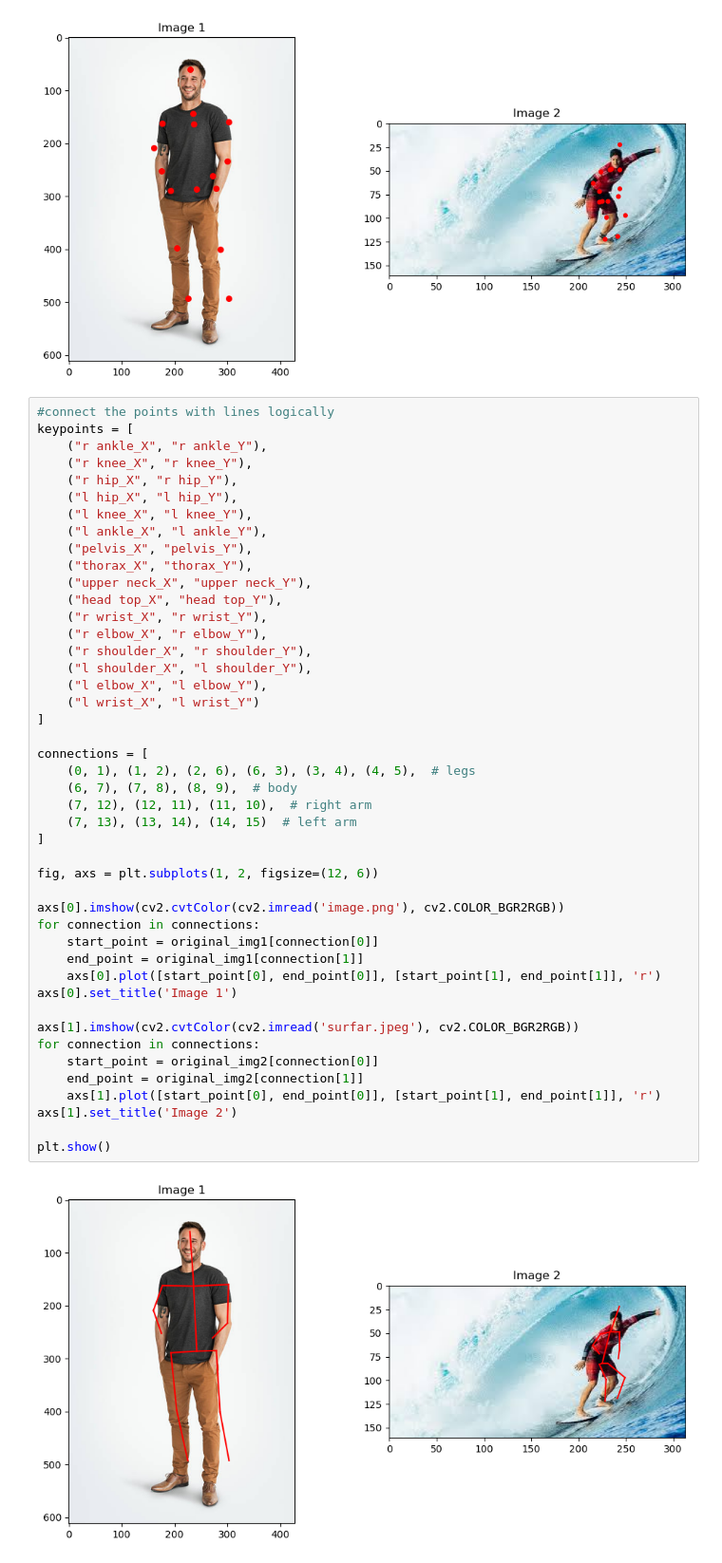
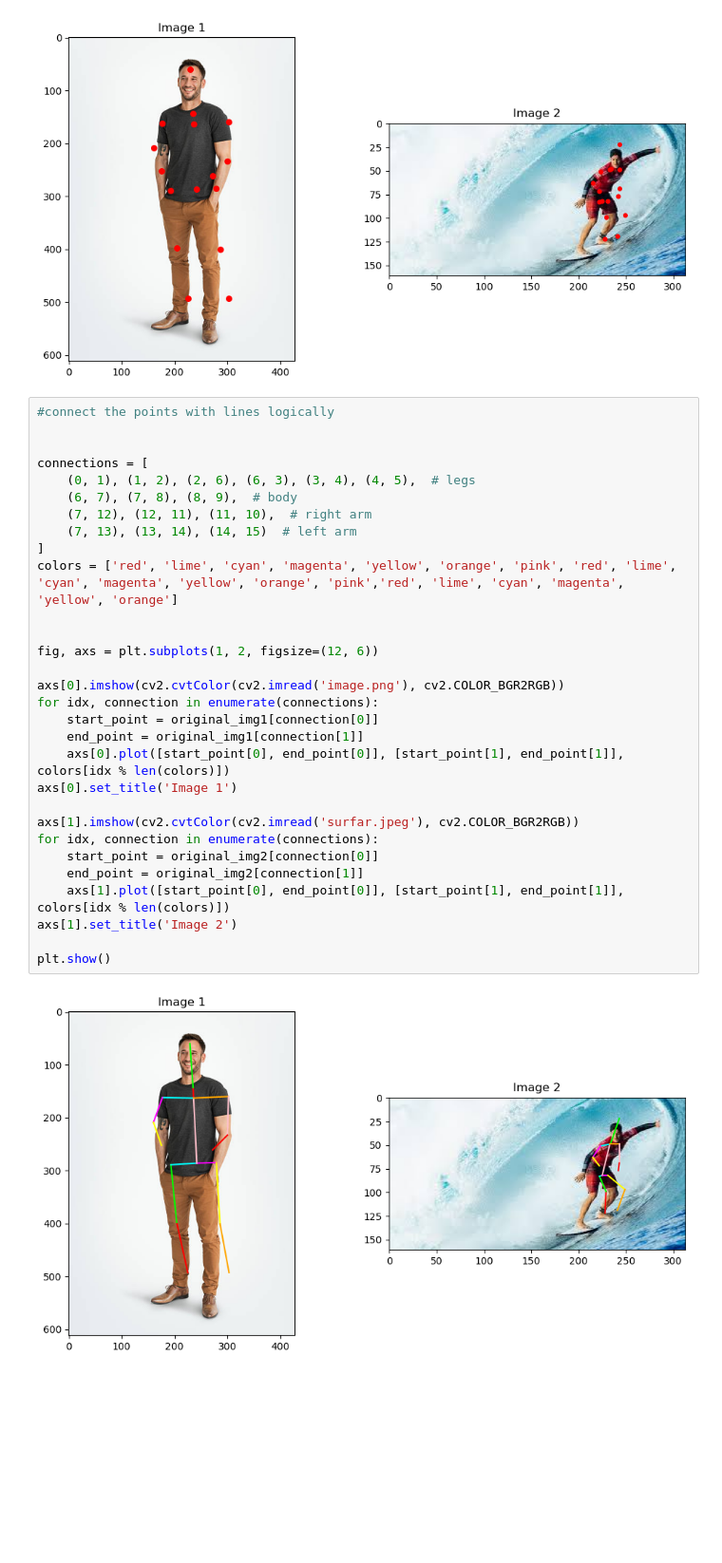
Before and after one commit to bernaprioste1704/LimbsID-Samsung-Final-Project, a Jupyter notebook: testTheModel.ipynb, the cells around one changed output. Shown at 95% size. Saved outputs shown, nothing was run; the diff lists cells and outputs as text; blank space fills up the shorter version.

```diff
--- a/testTheModel.ipynb
+++ b/testTheModel.ipynb
@@ -130,48 +167,33 @@ plt.show()
 [figure]
 # %%
 #connect the points with lines logically
-keypoints = [
-    ("r ankle_X", "r ankle_Y"),
-    ("r knee_X", "r knee_Y"),
-    ("r hip_X", "r hip_Y"),
-    ("l hip_X", "l hip_Y"),
-    ("l knee_X", "l knee_Y"),
-    ("l ankle_X", "l ankle_Y"),
-    ("pelvis_X", "pelvis_Y"),
-    ("thorax_X", "thorax_Y"),
-    ("upper neck_X", "upper neck_Y"),
-    ("head top_X", "head top_Y"),
-    ("r wrist_X", "r wrist_Y"),
-    ("r elbow_X", "r elbow_Y"),
-    ("r shoulder_X", "r shoulder_Y"),
-    ("l shoulder_X", "l shoulder_Y"),
-    ("l elbow_X", "l elbow_Y"),
-    ("l wrist_X", "l wrist_Y")
-]
+
 
 connections = [
     (0, 1), (1, 2), (2, 6), (6, 3), (3, 4), (4, 5),  # legs
     (6, 7), (7, 8), (8, 9),  # body
     (7, 12), (12, 11), (11, 10),  # right arm
     (7, 13), (13, 14), (14, 15)  # left arm
 ]
+colors = ['red', 'lime', 'cyan', 'magenta', 'yellow', 'orange', 'pink', 'red', 'lime', 'cyan', 'magenta', 'yellow', 'orange', 'pink','red', 'lime', 'cyan', 'magenta', 'yellow', 'orange']
+
 
 fig, axs = plt.subplots(1, 2, figsize=(12, 6))
 
 axs[0].imshow(cv2.cvtColor(cv2.imread('image.png'), cv2.COLOR_BGR2RGB))
-for connection in connections:
+for idx, connection in enumerate(connections):
     start_point = original_img1[connection[0]]
     end_point = original_img1[connection[1]]
-    axs[0].plot([start_point[0], end_point[0]], [start_point[1], end_point[1]], 'r')
+    axs[0].plot([start_point[0], end_point[0]], [start_point[1], end_point[1]], colors[idx % len(colors)])
 axs[0].set_title('Image 1')
 
 axs[1].imshow(cv2.cvtColor(cv2.imread('surfar.jpeg'), cv2.COLOR_BGR2RGB))
-for connection in connections:
+for idx, connection in enumerate(connections):
     start_point = original_img2[connection[0]]
     end_point = original_img2[connection[1]]
-    axs[1].plot([start_point[0], end_point[0]], [start_point[1], end_point[1]], 'r')
+    axs[1].plot([start_point[0], end_point[0]], [start_point[1], end_point[1]], colors[idx % len(colors)])
 axs[1].set_title('Image 2')
 
 plt.show()
 # %% [output]
-[figure, old version]
+[figure, new version]
```
Also changed, not shown: parts of 5 cells of this notebook, 2 other files.
